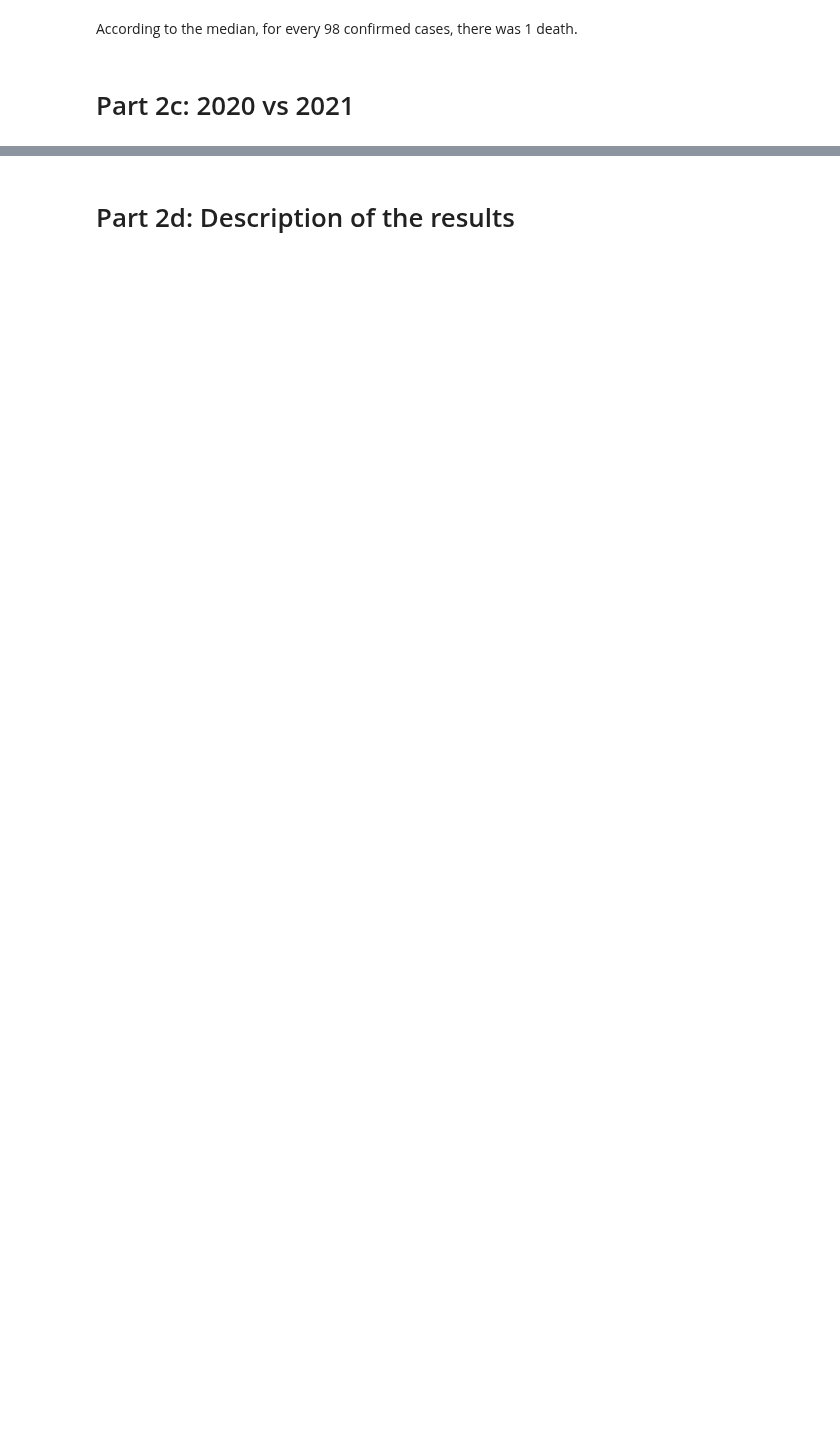
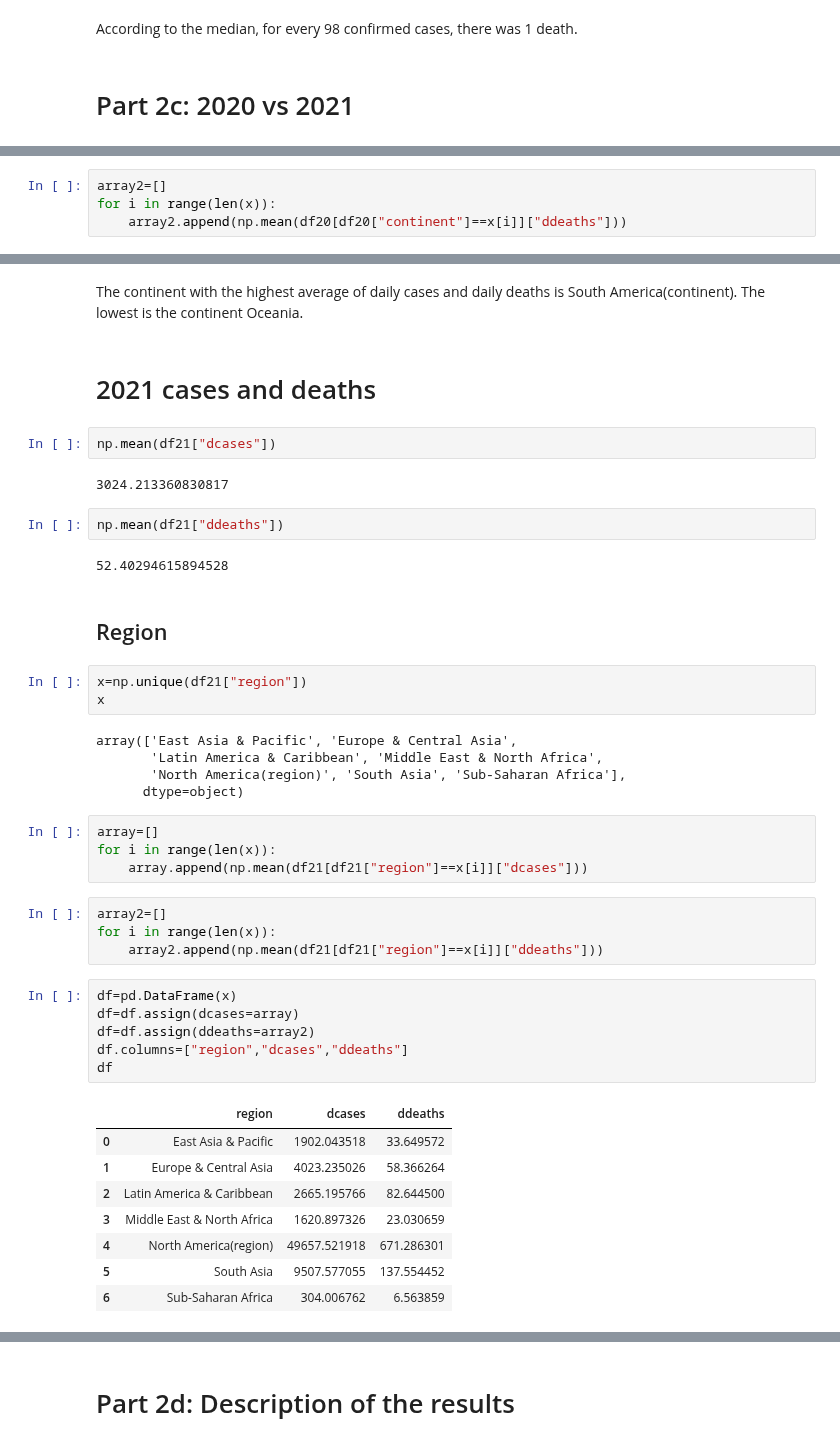
Before and after one commit to malouche/DSC2spring2022, a Jupyter notebook: Ali Baligh 900211718 assig 2.ipynb, the cells around one changed output, grey strips where cells are left out. Cells and saved outputs as stored; diff of their text form; blank space fills up the shorter version.

```diff
--- a/Ali Baligh 900211718 assig 2.ipynb
+++ b/Ali Baligh 900211718 assig 2.ipynb
@@ -997,0 +1123,4 @@ According to the median, for every 98 confirmed cases, there was 1 death.
+# %%
+array2=[]
+for i in range(len(x)):
+    array2.append(np.mean(df20[df20["continent"]==x[i]]["ddeaths"]))
@@ -997,0 +1141,45 @@ According to the median, for every 98 confirmed cases, there was 1 death.
+# %% [markdown]
+The continent with the highest average of daily cases and daily deaths is South America(continent). The lowest is the continent Oceania.
+# %% [markdown]
+# 2021 cases and deaths
+# %%
+np.mean(df21["dcases"])
+# %% [output]
+3024.213360830817
+# %%
+np.mean(df21["ddeaths"])
+# %% [output]
+52.40294615894528
+# %% [markdown]
+## Region
+# %%
+x=np.unique(df21["region"])
+x
+# %% [output]
+array(['East Asia & Pacific', 'Europe & Central Asia',
+       'Latin America & Caribbean', 'Middle East & North Africa',
+       'North America(region)', 'South Asia', 'Sub-Saharan Africa'],
+      dtype=object)
+# %%
+array=[]
+for i in range(len(x)):
+    array.append(np.mean(df21[df21["region"]==x[i]]["dcases"]))
+# %%
+array2=[]
+for i in range(len(x)):
+    array2.append(np.mean(df21[df21["region"]==x[i]]["ddeaths"]))
+# %%
+df=pd.DataFrame(x)
+df=df.assign(dcases=array)
+df=df.assign(ddeaths=array2)
+df.columns=["region","dcases","ddeaths"]
+df
+# %% [output]
+|  | region | dcases | ddeaths |
+| 0 | East Asia & Pacific | 1902.043518 | 33.649572 |
+| 1 | Europe & Central Asia | 4023.235026 | 58.366264 |
+| 2 | Latin America & Caribbean | 2665.195766 | 82.644500 |
+| 3 | Middle East & North Africa | 1620.897326 | 23.030659 |
+| 4 | North America(region) | 49657.521918 | 671.286301 |
+| 5 | South Asia | 9507.577055 | 137.554452 |
+| 6 | Sub-Saharan Africa | 304.006762 | 6.563859 |
```
Also changed, not shown: parts of 216 cells of this notebook.
